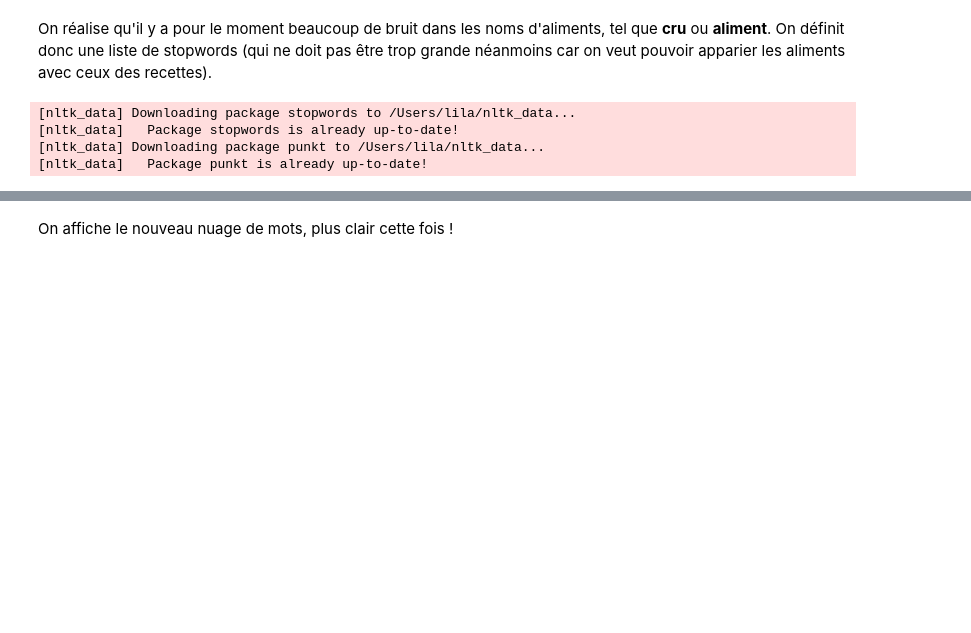
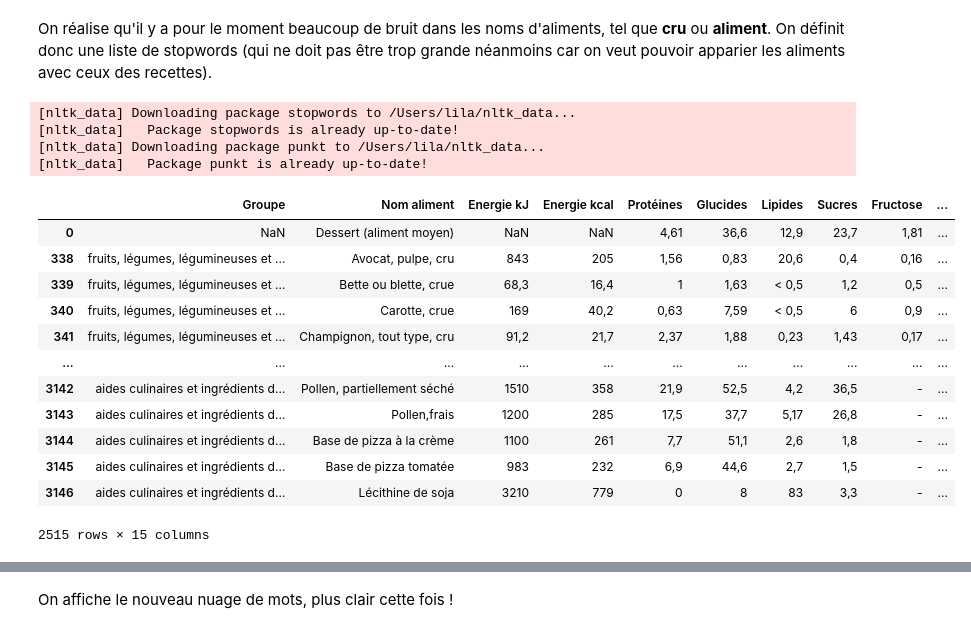
Before and after one commit to Emilecoding/Python-2A-Ensae, a Jupyter notebook: Projet python.ipynb, the cells around one changed output, grey strips where cells are left out. Drawn from its saved outputs; the diff is of its cells as text; code cells hidden in the pictures; blank space fills up the shorter version.

```diff
--- a/Projet python.ipynb
+++ b/Projet python.ipynb
@@ -160,29 +161,42 @@ On réalise qu'il y a pour le moment beaucoup de bruit dans les noms d'aliments,
 # %%
 nltk.download('stopwords')
 nltk.download('punkt')
 
 def cleaning(s):
     stop_words_spe = ['CRU','CRUE','ALIMENT','TOUT','TYPE','PREEMBALLE','PREEMBALLEE','PREEMBALLEES','MOYEN','CUIT',
                       'CUITE','PETIT DEJEUNER','ROTI','ROTIE','FOUR','AU FOUR','KG','CL','G','L','MG','MARTINIQUE',
-                      'VITAMINES','MINERAUX'
+                      'VITAMINES','MINERAUX','PULPE','ENTIER','UHT','PASTEURISE','ENRICHI','SOUS PRESSION','VITAMINE','SEULEMENT'
                      ]
     stop_words_default = [s.upper() for s in stopwords.words('french')]
     stop_words = set(stop_words_default + stop_words_spe)
     s = unidecode(s)
     s = s.upper()
     s = sub("[^A-Z ]", " ", s)
     mots = word_tokenize(s)
     mots_filtres = [mot for mot in mots if mot not in stop_words]
     #from nltk.stem.snowball import FrenchStemmer
     #s = " ".join(FrenchStemmer().stem(s) for s in s.split())
     return ' '.join(mots_filtres)
 
 
 # Apply the function to the column of ingredients' names
 data_ciqual["Nom clean"] = data_ciqual["Nom aliment"].apply(cleaning)
-#data_ciqual
+data_ciqual
 # %% [output]
 [nltk_data] Downloading package stopwords to /Users/lila/nltk_data...
 [nltk_data]   Package stopwords is already up-to-date!
 [nltk_data] Downloading package punkt to /Users/lila/nltk_data...
 [nltk_data]   Package punkt is already up-to-date!
+|  | Groupe | Nom aliment | Energie kJ | Energie kcal | Protéines | Glucides | Lipides | Sucres | Fructose | ... |
+| 0 | NaN | Dessert (aliment moyen) | NaN | NaN | 4,61 | 36,6 | 12,9 | 23,7 | 1,81 | ... |
+| 338 | fruits, légumes, légumineuses et ... | Avocat, pulpe, cru | 843 | 205 | 1,56 | 0,83 | 20,6 | 0,4 | 0,16 | ... |
+| 339 | fruits, légumes, légumineuses et ... | Bette ou blette, crue | 68,3 | 16,4 | 1 | 1,63 | < 0,5 | 1,2 | 0,5 | ... |
+| 340 | fruits, légumes, légumineuses et ... | Carotte, crue | 169 | 40,2 | 0,63 | 7,59 | < 0,5 | 6 | 0,9 | ... |
+| 341 | fruits, légumes, légumineuses et ... | Champignon, tout type, cru | 91,2 | 21,7 | 2,37 | 1,88 | 0,23 | 1,43 | 0,17 | ... |
+| ... | ... | ... | ... | ... | ... | ... | ... | ... | ... | ... |
+| 3142 | aides culinaires et ingrédients d... | Pollen, partiellement séché | 1510 | 358 | 21,9 | 52,5 | 4,2 | 36,5 | - | ... |
+| 3143 | aides culinaires et ingrédients d... | Pollen,frais | 1200 | 285 | 17,5 | 37,7 | 5,17 | 26,8 | - | ... |
+| 3144 | aides culinaires et ingrédients d... | Base de pizza à la crème | 1100 | 261 | 7,7 | 51,1 | 2,6 | 1,8 | - | ... |
+| 3145 | aides culinaires et ingrédients d... | Base de pizza tomatée | 983 | 232 | 6,9 | 44,6 | 2,7 | 1,5 | - | ... |
+| 3146 | aides culinaires et ingrédients d... | Lécithine de soja | 3210 | 779 | 0 | 8 | 83 | 3,3 | - | ... |
+2515 rows × 15 columns
```
Also changed, not shown: parts of 16 cells of this notebook, 2 other files.
